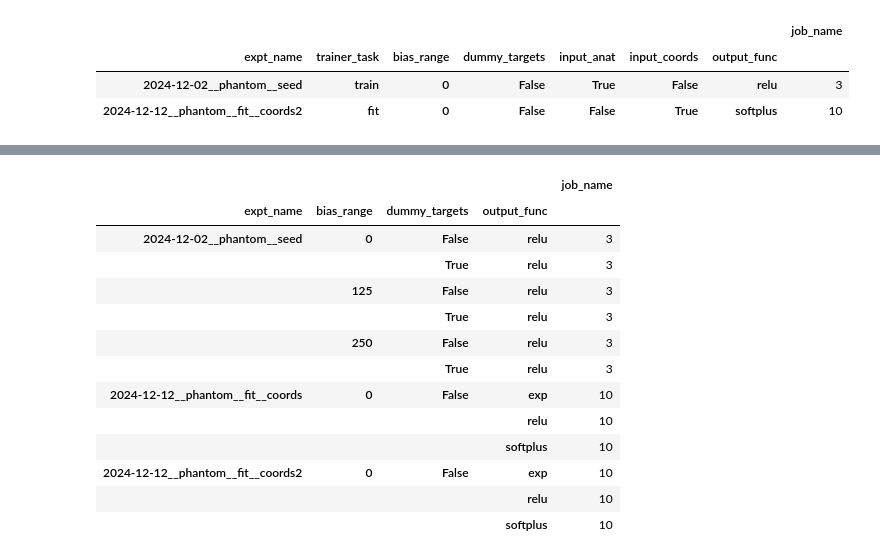
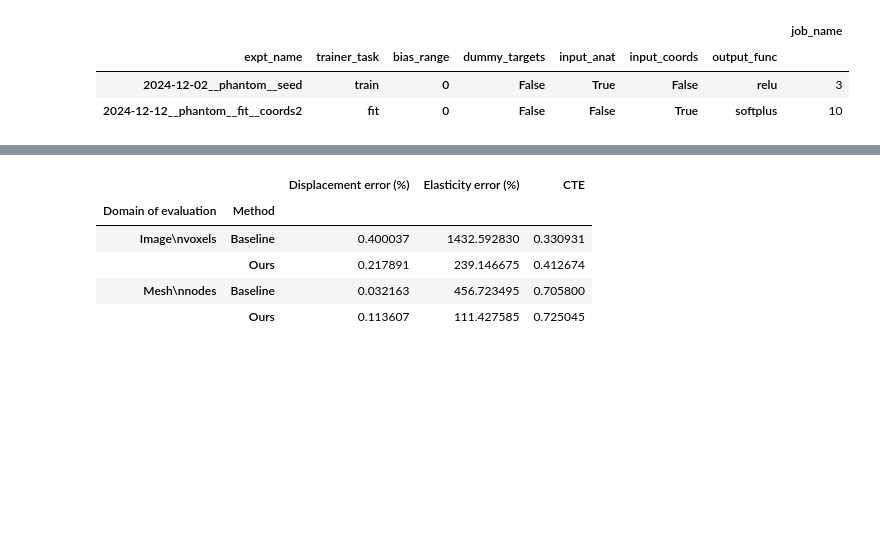
Before and after one commit to mattragoza/lung-project, a Jupyter notebook: notebooks/phantom-lung-experiment.ipynb, the cells around one changed output, grey strips where cells are left out. Saved outputs shown, nothing was run; the diff lists cells and outputs as text; code cells hidden in the pictures; blank space fills up the shorter version.

```diff
--- a/notebooks/phantom-lung-experiment.ipynb
+++ b/notebooks/phantom-lung-experiment.ipynb
@@ -880,6 +850,7 @@ e_cmap = project.visual.mre_color_map()
 (1.5, 1.5958064516129031)
 # %%
 %autoreload
+import matplotlib.pyplot as plt
 
 def get_y_slice(mask):
     density = mask.sum(axis=(0,2)) / mask.sum()
@@ -893,12 +864,12 @@ model_names = [
 
 model_inds = [0, 2]
 columns = ['mask', 'anat', 'e_true'] + model_inds
-samples = range(5)
+samples = [3,4,5]
 
 n_rows = len(samples)
 n_cols = len(columns)
 
-fig, axes, cbar_ax = project.visual.subplot_grid(n_rows, n_cols, ax_height, ax_width, space=0, pad=1)
+fig, axes, cbar_ax = project.visual.subplot_grid(n_rows, n_cols, ax_height, ax_width, cbar_width=0.2, space=0, pad=1)
 
 for row_idx, sample_idx in enumerate(samples):
 
@@ -917,7 +888,7 @@ for row_idx, sample_idx in enumerate(samples):
         ax = axes[row_idx,col_idx]
 
         if col_idx == 0:
-            ax.set_ylabel(f'Sample {sample_idx+1}')
+            ax.set_ylabel(f'Sample {row_idx+1}')
 
         if column == 'anat':
             if row_idx == 0:
@@ -943,7 +914,7 @@ for row_idx, sample_idx in enumerate(samples):
         elif column == 'e_true':
             if row_idx == 0:
                 ax.set_title('Ground truth')
-            project.visual.imshow(
+            im = project.visual.imshow(
                 ax, (e_true)[:,y_slice,:],
                 aspect=z_res/x_res,
                 interpolation_stage='rgba',
@@ -962,7 +933,7 @@ for row_idx, sample_idx in enumerate(samples):
             vmax = 6
             if row_idx == 0:
                 ax.set_title(model_name)
-            project.visual.imshow(
+            im = project.visual.imshow(
                 ax, (e_pred)[:,y_slice,:],
                 aspect=z_res/x_res,
                 interpolation_stage='rgba',
@@ -972,6 +943,11 @@ for row_idx, sample_idx in enumerate(samples):
         ax.set_xticks([])
         ax.set_yticks([])
 
+plt.colorbar(im, cax=cbar_ax)
+cbar_ax.set_ylim(0, 6)
+#cbar_ax.set_yticklabels(['0 kPa', '1', '2', '3', '4', '5', '6 kPa'])
+cbar_ax.set_ylabel('Elasticity contrast (E/E_0)', rotation=270, labelpad=14)
+
 for ext in ['png', 'pdf']:
     fig.savefig(f'phantom_fit2_images.{ext}', bbox_inches='tight', dpi=400)
 # %% [output]
@@ -1181,15 +1151,16 @@ method_col = 'Method'
 m[method_col] = m['trainer_task'].map({'train':'Ours', 'fit':'Baseline'}.__getitem__)
 
 rep_col = 'Domain of\nevaluation'
-m[rep_col] = m['rep'].fillna('nan').map({'image':'Image', 'dofs':'Mesh', 'nan': np.nan}.__getitem__)
+m[rep_col] = m['rep'].fillna('nan').map({'image':'Image\nvoxels', 'dofs':'Mesh\nnodes', 'nan': np.nan}.__getitem__)
 
 fig = ps.plot(
     m,
-    x=[method_col],
+    x=[rep_col],
     y=[u_error_col, e_error_col, cte_col],
-    hue=rep_col,
+    hue=method_col,
     n_cols=4,
-    height=3,
+    height=3.5,
+    width=3.5,
     tight=True,
     legend_col=2,
     plot_func=ps.results.barplot
@@ -1200,11 +1171,11 @@ fig.axes[0].set_xlabel(None)
 
 fig.axes[1].set_ylim(0, 2050)
 fig.axes[1].set_ylabel(e_error_col)
-fig.axes[0].set_xlabel(None)
+fig.axes[1].set_xlabel(None)
 
 fig.axes[2].set_ylim(0, 1)
 fig.axes[2].set_ylabel(cte_col)
-fig.axes[0].set_xlabel(None)
+fig.axes[2].set_xlabel(None)
 
 for ext in ['pdf', 'png']:
     fig.savefig(f'phantom_lung_results.{ext}', bbox_inches='tight', dpi=200)
@@ -1231,16 +1201,9 @@ The `errwidth` parameter is deprecated. And will be removed in v0.15.0. Pass `er
 # %%
+m.groupby([rep_col, method_col])[[u_error_col, e_error_col, cte_col]].mean()
 # %% [output]
-|  |  |  |  | job_name |
-| expt_name | bias_range | dummy_targets | output_func |  |
-| 2024-12-02__phantom__seed | 0 | False | relu | 3 |
-|  |  | True | relu | 3 |
-|  | 125 | False | relu | 3 |
-|  |  | True | relu | 3 |
-|  | 250 | False | relu | 3 |
-|  |  | True | relu | 3 |
-| 2024-12-12__phantom__fit__coords | 0 | False | exp | 10 |
-|  |  |  | relu | 10 |
-|  |  |  | softplus | 10 |
-| 2024-12-12__phantom__fit__coords2 | 0 | False | exp | 10 |
-|  |  |  | relu | 10 |
-|  |  |  | softplus | 10 |
+|  |  | Displacement error (%) | Elasticity error (%) | CTE |
+| Domain of evaluation | Method |  |  |  |
+| Image\nvoxels | Baseline | 0.400037 | 1432.592830 | 0.330931 |
+|  | Ours | 0.217891 | 239.146675 | 0.412674 |
+| Mesh\nnodes | Baseline | 0.032163 | 456.723495 | 0.705800 |
+|  | Ours | 0.113607 | 111.427585 | 0.725045 |
```
Also changed, not shown: parts of 21 cells of this notebook, 5 other files.
